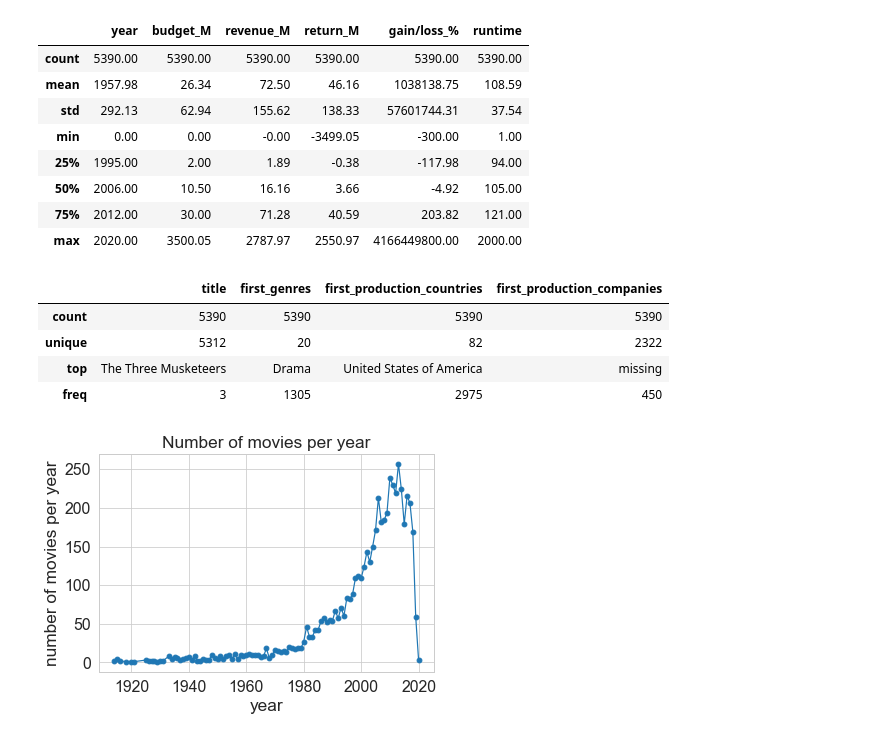
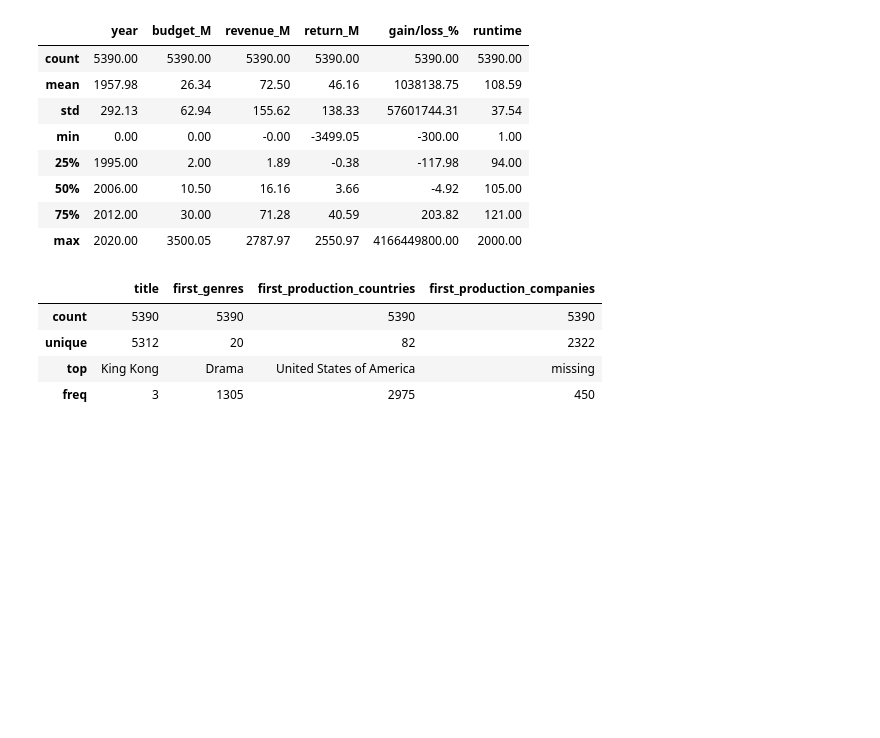
Before and after one commit to evgeniya1/Project1, a Jupyter notebook: analysis_Evgeniya.ipynb, the cells around one changed output. Saved outputs shown, nothing was run; the diff lists cells and outputs as text; code cells hidden in the pictures; blank space fills up the shorter version.

```diff
--- a/analysis_Evgeniya.ipynb
+++ b/analysis_Evgeniya.ipynb
@@ -27,35 +27,31 @@ df_init = pd.read_csv('final_movie_data.csv',index_col=0)
 df = prep.preprocess(df_init)
+# %%
+#filter the outliers in terms of return
+filter_cond = ((df['gain/loss_%'] < 1000) & (df['budget_M'] < 0.0005)) \
+                | ((df['gain/loss_%'] < 3000) & (df['budget_M'] >= 0.0005))
+
+no_filter = (df['budget_M'] >= 0)
 # %%
-#show summary of the data
+#First look at the data: show summary of the data
 #numeric data
-display(df.describe())
+display(df[no_filter].describe())
 
 #categorical data
 first_cols = [col for col in list(df.columns)
              if col.startswith('first')]
-display(df.describe(include=['object'])[['title']+first_cols])
-
-#plot number of movies per a year
-ax1 = df[df.year > 0].year.value_counts().sort_index()\
-                    .plot(kind='line',marker='o',figsize=(6,4),
-                          title = 'Number of movies per year')
-
-#change axis labels
-ax1.set_xlabel('year')
-_ = ax1.set_ylabel('number of movies per year')
+display(df[no_filter].describe(include=['object'])[['title']+first_cols])
 # %% [output]
 |  | year | budget_M | revenue_M | return_M | gain/loss_% | runtime |
 | count | 5390.00 | 5390.00 | 5390.00 | 5390.00 | 5390.00 | 5390.00 |
 | mean | 1957.98 | 26.34 | 72.50 | 46.16 | 1038138.75 | 108.59 |
 | std | 292.13 | 62.94 | 155.62 | 138.33 | 57601744.31 | 37.54 |
 | min | 0.00 | 0.00 | -0.00 | -3499.05 | -300.00 | 1.00 |
 | 25% | 1995.00 | 2.00 | 1.89 | -0.38 | -117.98 | 94.00 |
 | 50% | 2006.00 | 10.50 | 16.16 | 3.66 | -4.92 | 105.00 |
 | 75% | 2012.00 | 30.00 | 71.28 | 40.59 | 203.82 | 121.00 |
 | max | 2020.00 | 3500.05 | 2787.97 | 2550.97 | 4166449800.00 | 2000.00 |
 |  | title | first_genres | first_production_countries | first_production_companies |
 | count | 5390 | 5390 | 5390 | 5390 |
 | unique | 5312 | 20 | 82 | 2322 |
-| top | The Three Musketeers | Drama | United States of America | missing |
+| top | King Kong | Drama | United States of America | missing |
 | freq | 3 | 1305 | 2975 | 450 |
-[figure, removed]
```
Also changed, not shown: parts of 20 cells of this notebook, 3 other files.
